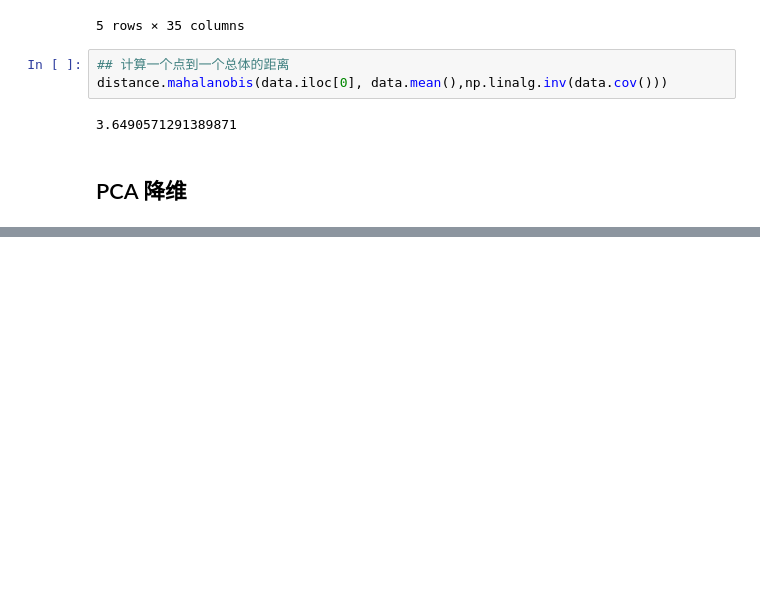
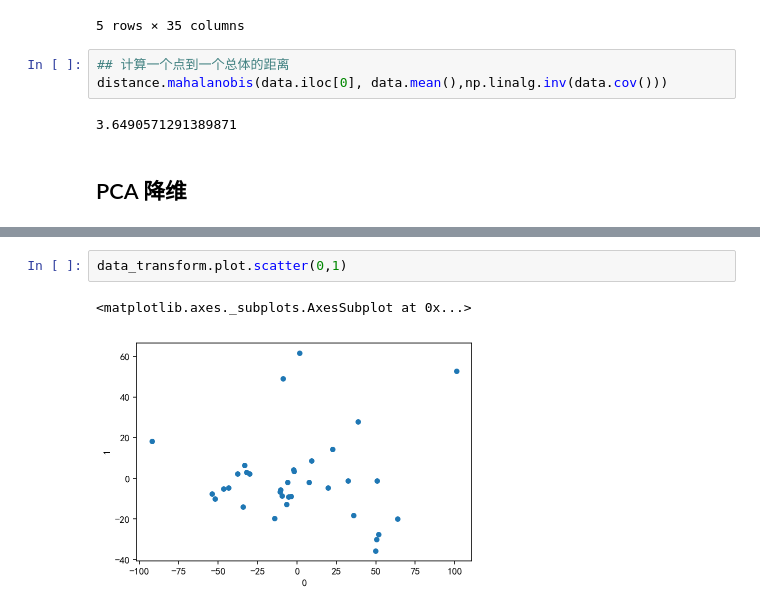
Before and after one commit to Jedan010/data_mining_homework, a Jupyter notebook: 第十二周/多元统计作业.ipynb, the cells around one changed output, grey strips where cells are left out. Drawn from its saved outputs; the diff is of its cells as text; blank space fills up the shorter version.

```diff
--- a/第十二周/多元统计作业.ipynb
+++ b/第十二周/多元统计作业.ipynb
@@ -170,0 +170,5 @@ pd.DataFrame(pca.components_)
+# %%
+data_transform.plot.scatter(0,1)
+# %% [output]
+<matplotlib.axes._subplots.AxesSubplot at 0x...>
+[figure, added]
```
Also changed, not shown: parts of 7 cells of this notebook, 9 other files.
